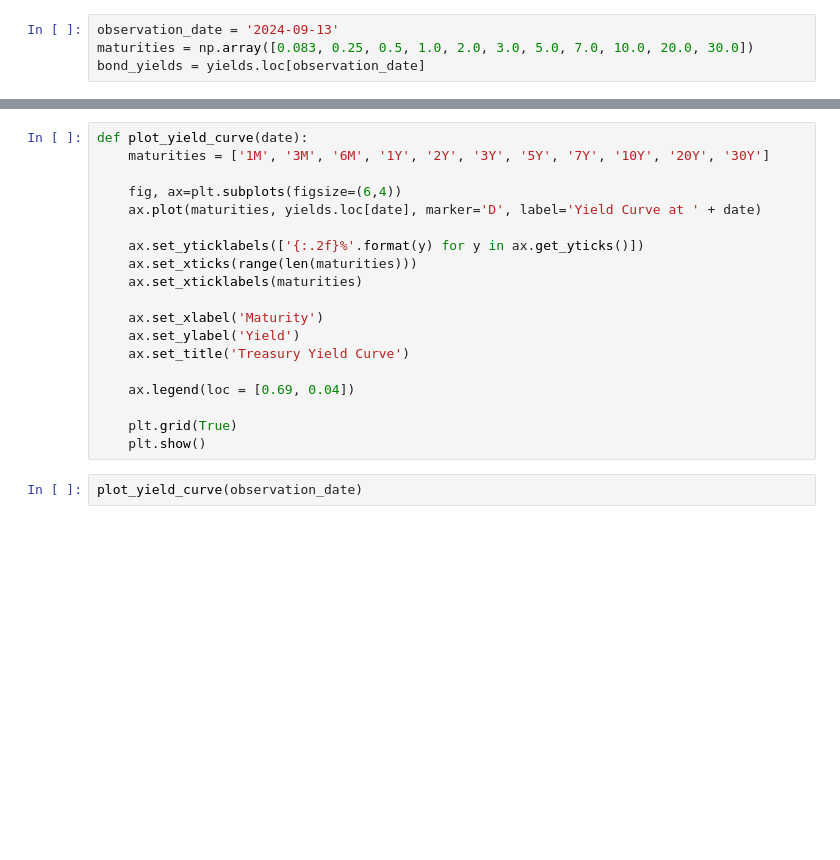
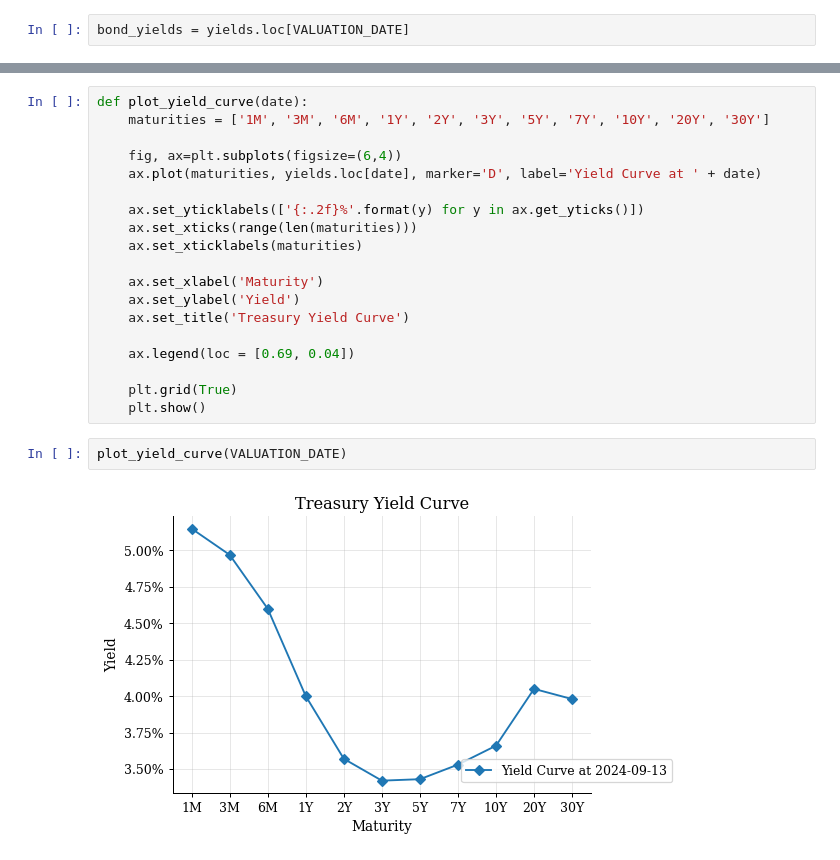
Before and after one commit to sbaijal/Yield-Curve-Modeling, a Jupyter notebook: notebooks/yield-curve-fitting.ipynb, the cells around one changed output, grey strips where cells are left out. Drawn from its saved outputs; the diff is of its cells as text; blank space fills up the shorter version.

```diff
--- a/notebooks/yield-curve-fitting.ipynb
+++ b/notebooks/yield-curve-fitting.ipynb
@@ -32,6 +33,4 @@ GREY   = '#595959'
 # %%
 yields = load_fred_data()
 # %%
-observation_date = '2024-09-13'
-maturities = np.array([0.083, 0.25, 0.5, 1.0, 2.0, 3.0, 5.0, 7.0, 10.0, 20.0, 30.0])
-bond_yields = yields.loc[observation_date]
+bond_yields = yields.loc[VALUATION_DATE]
@@ -57,7 +54,9 @@ def plot_yield_curve(date):
     plt.grid(True)
     plt.show()
 # %%
-plot_yield_curve(observation_date)
+plot_yield_curve(VALUATION_DATE)
+# %% [output]
+[figure, added]
 # %%
 NS = fit_ns(maturities, bond_yields)
 
```
Also changed, not shown: parts of 5 cells of this notebook, 2 other files.
